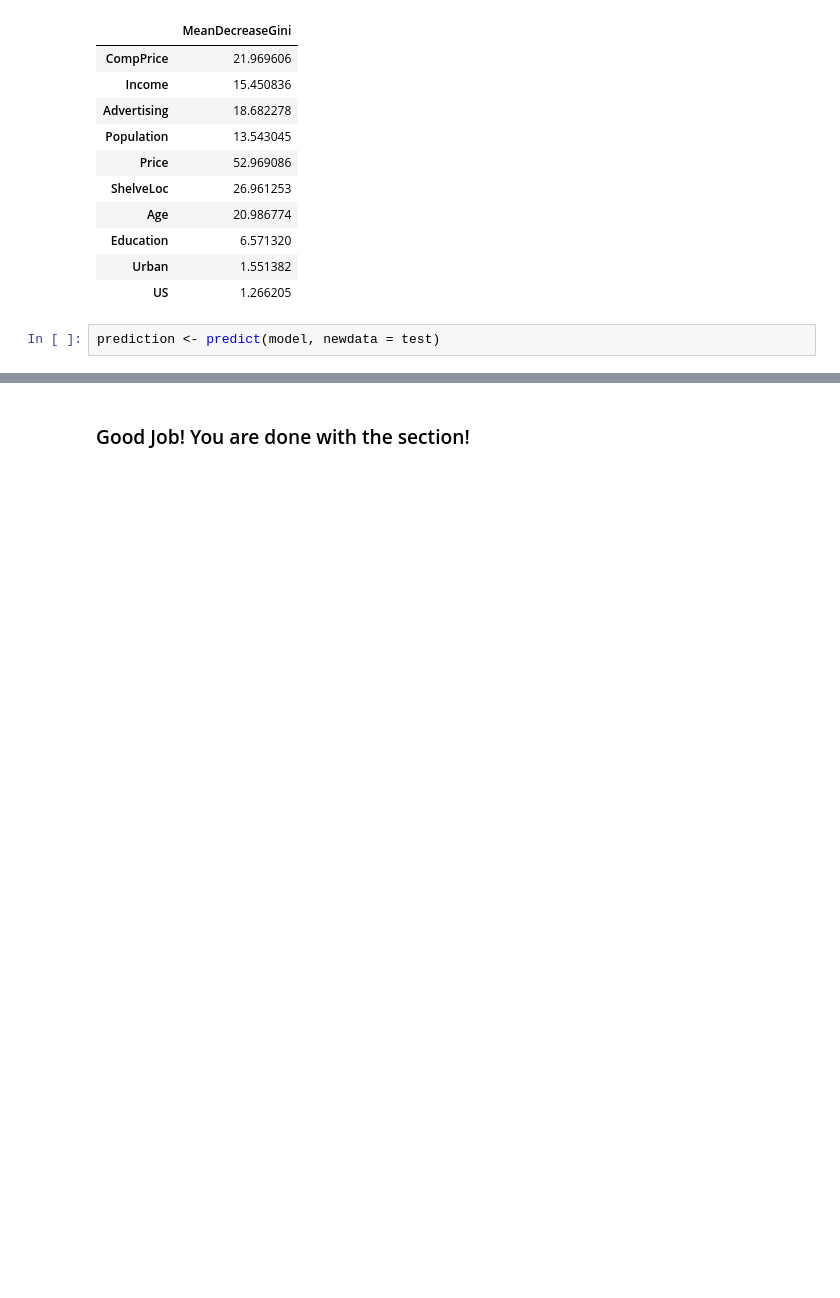
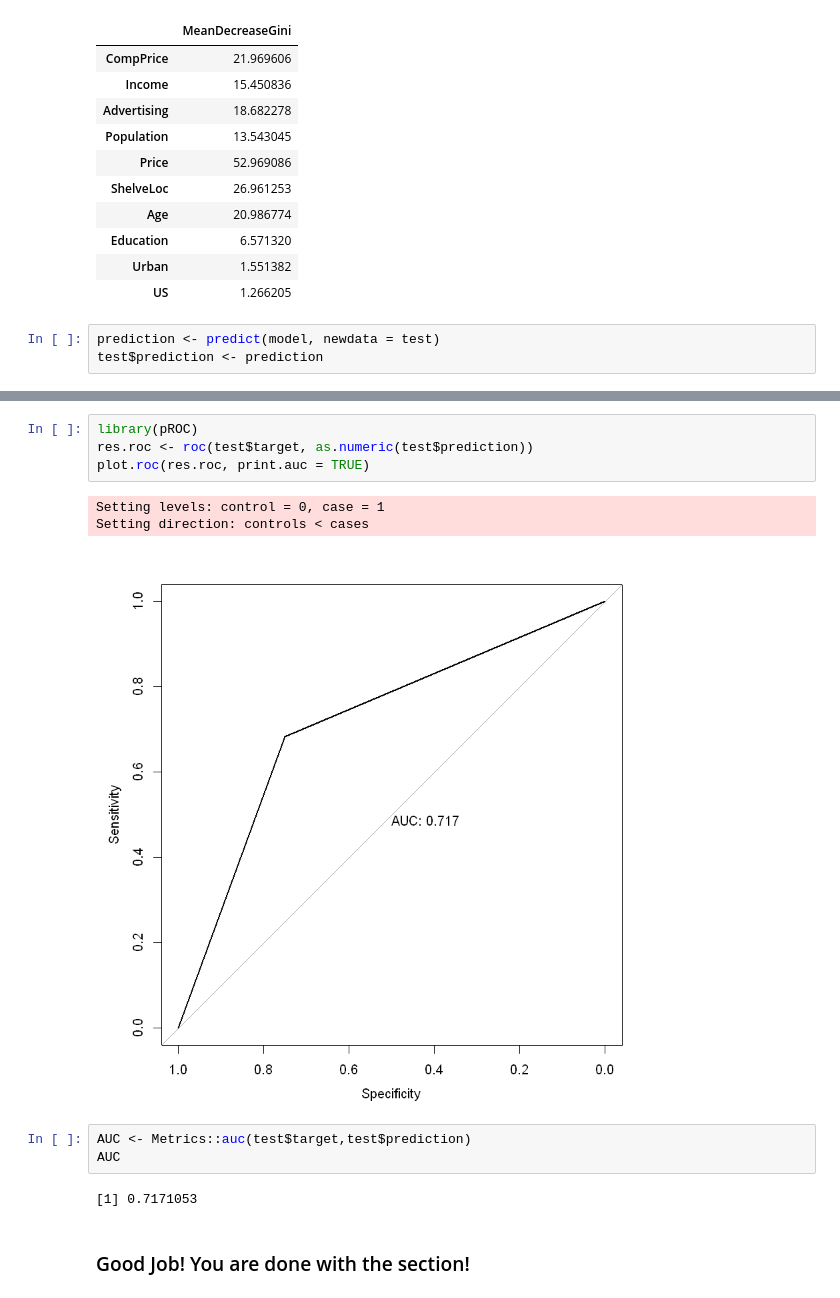
Before and after one commit to asad2011ai/Machine_Learning-Supervised_Learning, a Jupyter notebook: Supervised Learning.ipynb, the cells around one changed output, grey strips where cells are left out. Cells and saved outputs as stored; diff of their text form; blank space fills up the shorter version.

```diff
--- a/Supervised Learning.ipynb
+++ b/Supervised Learning.ipynb
@@ -1265,4 +1368,5 @@ importance(model)
 | US | 1.266205 |
 # %%
 prediction <- predict(model, newdata = test)
+test$prediction <- prediction
 # %%
@@ -1278,3 +1404,16 @@ Levels: 0 1
+# %%
+library(pROC)
+res.roc <- roc(test$target, as.numeric(test$prediction))
+plot.roc(res.roc, print.auc = TRUE)
+# %% [output]
+Setting levels: control = 0, case = 1
+Setting direction: controls < cases
+[figure, added]
+# %%
+AUC <- Metrics::auc(test$target,test$prediction)
+AUC
+# %% [output]
+[1] 0.7171053
 # %% [markdown]
 ### Good Job! You are done with the section!
 # %% [markdown]
```
Also changed, not shown: parts of 40 cells of this notebook, 1 other file.
